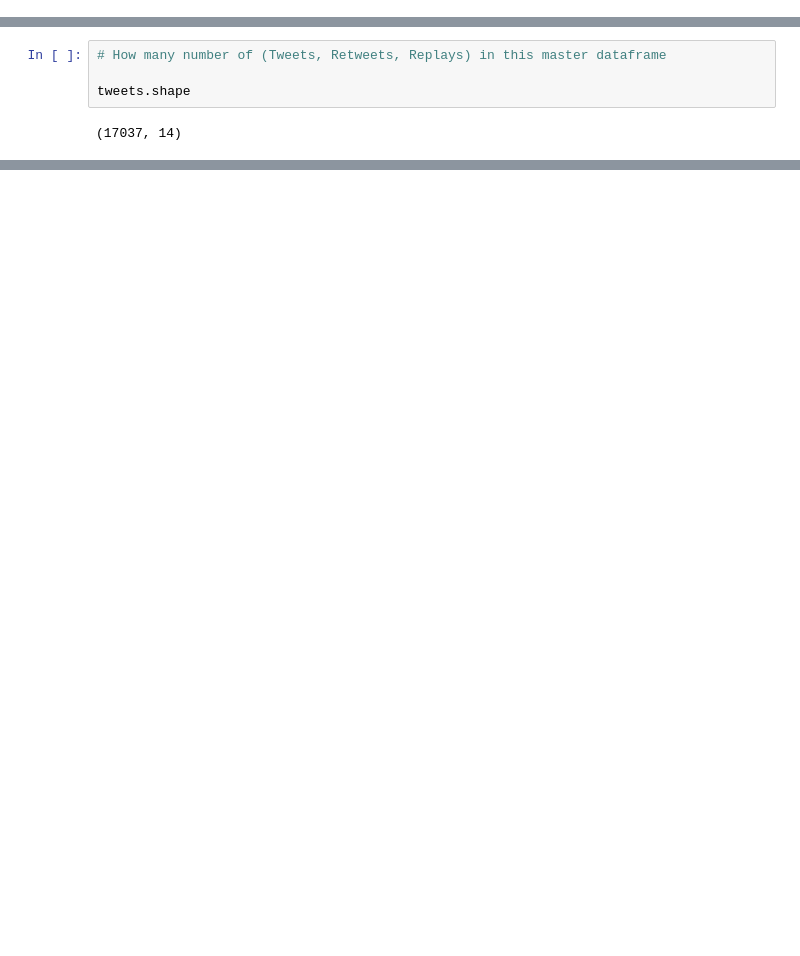
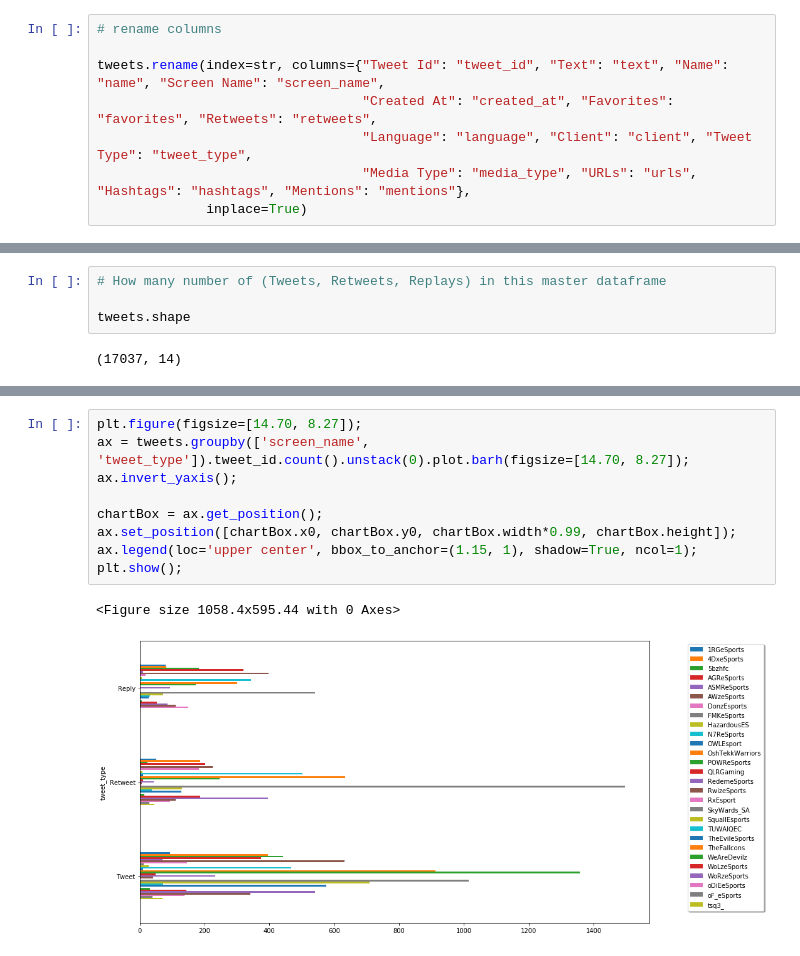
Before and after one commit to iRaied/eSports_Teams, a Jupyter notebook: esports_teams.ipynb, the cells around one changed output, grey strips where cells are left out. Cells and saved outputs as stored; diff of their text form; blank space fills up the shorter version.

```diff
--- a/esports_teams.ipynb
+++ b/esports_teams.ipynb
@@ -230,0 +230,8 @@ tweets
+# %%
+# rename columns
+
+tweets.rename(index=str, columns={"Tweet Id": "tweet_id", "Text": "text", "Name": "name", "Screen Name": "screen_name",
+                                  "Created At": "created_at", "Favorites": "favorites", "Retweets": "retweets",
+                                  "Language": "language", "Client": "client", "Tweet Type": "tweet_type",
+                                  "Media Type": "media_type", "URLs": "urls", "Hashtags": "hashtags", "Mentions": "mentions"},
+              inplace=True)
@@ -258,0 +310,12 @@ Name: Screen Name, dtype: int64
+# %%
+plt.figure(figsize=[14.70, 8.27]);
+ax = tweets.groupby(['screen_name', 'tweet_type']).tweet_id.count().unstack(0).plot.barh(figsize=[14.70, 8.27]);
+ax.invert_yaxis();
+
+chartBox = ax.get_position();
+ax.set_position([chartBox.x0, chartBox.y0, chartBox.width*0.99, chartBox.height]);
+ax.legend(loc='upper center', bbox_to_anchor=(1.15, 1), shadow=True, ncol=1);
+plt.show();
+# %% [output]
+<Figure size 1058.4x595.44 with 0 Axes>
+[figure, added]
```
Also changed, not shown: parts of 9 cells of this notebook, 2 other files.
